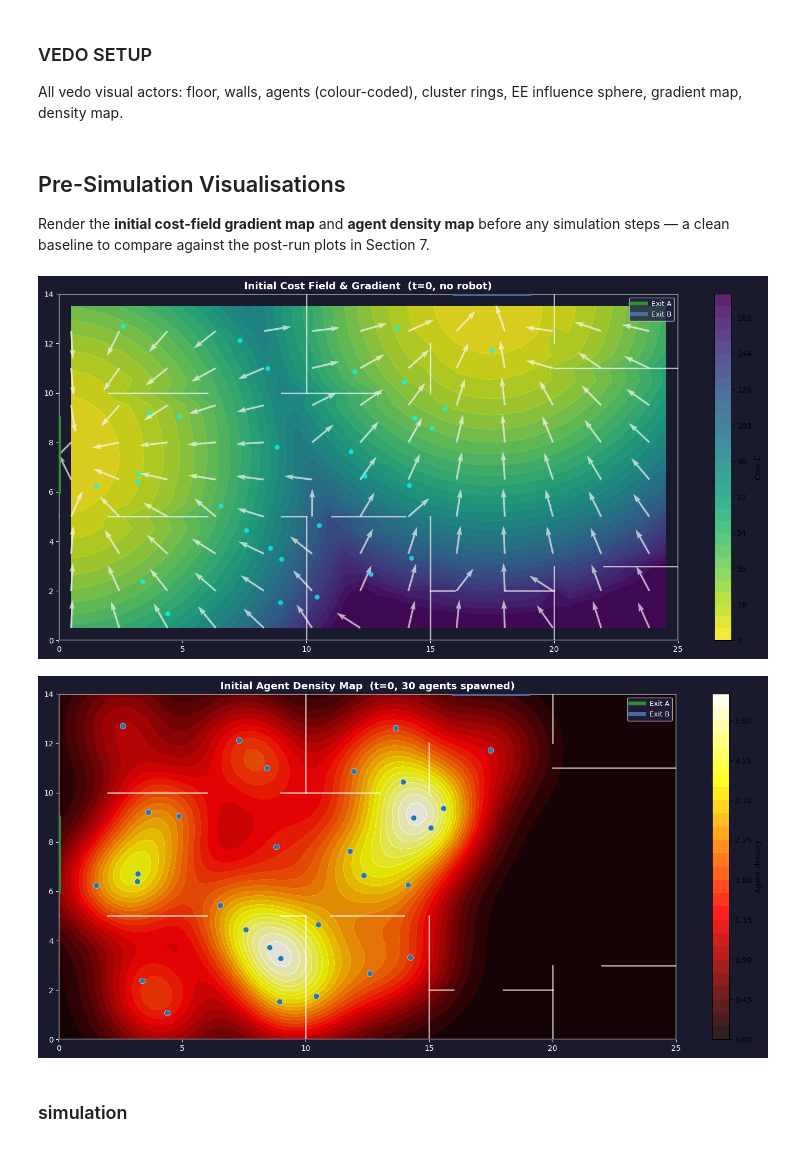
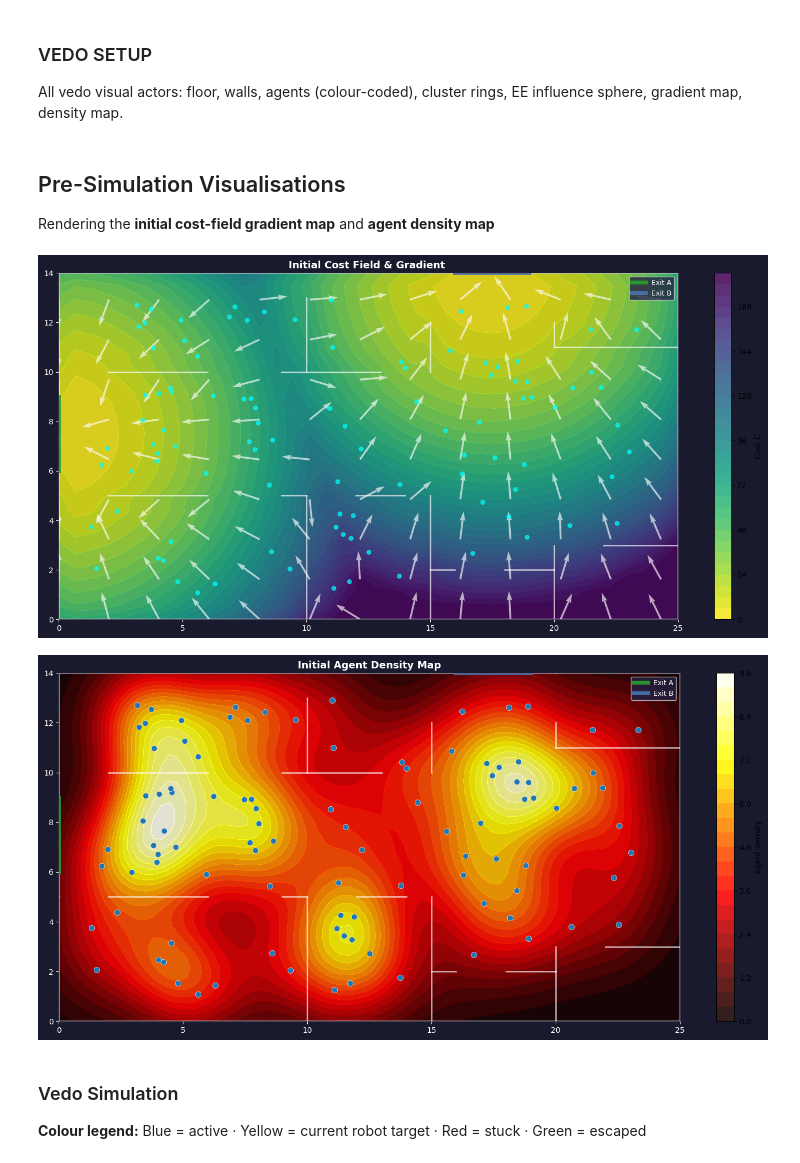
Before and after one commit to SamuelMorries2002/cse5280-robot-arm-sboddepalli2023, a Jupyter notebook: CSE5280_RobotArm.ipynb, the cells around one changed output. Cells and saved outputs as stored; diff of their text form; code cells hidden in the pictures.

```diff
--- a/CSE5280_RobotArm.ipynb
+++ b/CSE5280_RobotArm.ipynb
@@ -170,10 +68,10 @@ WALL_SEGS = [
     ((0,14),(10,14)),((10,14),(15,14)),((15,14),(16,14)),
     ((19,14),(20,14)),((20,14),(25,14)),
     ((25,0),(25,3)),((25,3),(25,11)),((25,11),(25,14)),
-    ((10,0),(10,5)),((10,10),(10,14)),
+    ((10,0),(10,5)),((10,10),(10,13)),
     ((15,0),(15,2)),((15,2),(15,5)),((15,10),(15,12)),
-    ((20,0),(20,2)),((20,2),(20,3)),((20,12),(20,14)),
-    ((2,5),(6,5)),((9,5),(10,5)),((11,5),(14,5)),
+    ((20,0),(20,2)),((20,2),(20,3)),((20,11),(20,12)),
+    ((2,5),(6,5)),((9,5),(10,5)),((12,5),(14,5)),
     ((2,10),(6,10)),((9,10),(13,10)),
     ((15,2),(16,2)),((18,2),(20,2)),
     ((22,3),(25,3)),((20,11),(25,11)),
@@ -181,7 +79,7 @@ WALL_SEGS = [
 
 # ── Simulation parameters ────────────────────────────────────────────────
 CFG = dict(
-    n_agents=30,        # number of evacuating agents
+    n_agents=100,        # number of evacuating agents
     lr=0.055,           # gradient descent learning rate α
     max_step=0.20,      # velocity clamp v_max
     momentum=0.30,      # momentum coefficient μ
@@ -812,7 +758,7 @@ def init_sim():
     rng = np.random.default_rng(CFG['seed']); N = CFG['n_agents']
     pos = []; attempts = 0
     while len(pos) < N and attempts < 20000:
-        x = rng.uniform(1., 18.); y = rng.uniform(1., 13.)
+        x = rng.uniform(1., 24); y = rng.uniform(1., 13.)
         p = np.array([x, y])
         if all(dist_seg(p,np.array([x1,y1],float),np.array([x2,y2],float)) > AGENT_R
                for (x1,y1),(x2,y2) in WALL_SEGS):
@@ -849,9 +795,7 @@ def step_sim(pos, vel, esc, rng, ee_3d):
 # %% [markdown]
 ## Pre-Simulation Visualisations
 
-Render the **initial cost-field gradient map** and **agent density map**
-before any simulation steps — a clean baseline to compare against
-the post-run plots in Section 7.
+Rendering the **initial cost-field gradient map** and **agent density map**
 # %%
 # Pre-simulation static visualisations
 # Run AFTER all setup cells but BEFORE cell_main.
@@ -863,8 +807,8 @@ import numpy as _np
 pos0, vel0, esc0, _ = init_sim()
 
 # ── 1. Gradient Map ───────────────────────────────────────────────────
-# print('Building initial gradient map...')
-xs_g = _np.linspace(0.5,24.5,38); ys_g = _np.linspace(0.5,13.5,27)
+
+xs_g = _np.linspace(0,25,38); ys_g = _np.linspace(0,14,27)
 XX_g, YY_g = _np.meshgrid(xs_g, ys_g)
 kw_g = dict(tau=CFG['tau'],band=CFG['band'],w_wall=CFG['w_wall'],
             r_rep=CFG['r_rep'],w_rep=0.,r_robot=CFG['r_robot'],w_robot=CFG['w_robot'])
@@ -889,43 +833,46 @@ ax_g.plot([0,0],[6,9],'-',color='#2ca02c',lw=5,alpha=0.9,label='Exit A')
 ax_g.plot([16,19],[14,14],'-',color='#4c72b0',lw=5,alpha=0.9,label='Exit B')
 for p in pos0: ax_g.scatter(p[0],p[1],s=28,c='cyan',alpha=0.70,zorder=5)
 ax_g.set_xlim(0,25); ax_g.set_ylim(0,14); ax_g.set_aspect('equal')
-ax_g.set_title('Initial Cost Field & Gradient  (t=0, no robot)',
+ax_g.set_title('Initial Cost Field & Gradient ',
                color='white',fontweight='bold',fontsize=13)
 ax_g.legend(fontsize=9,facecolor='#222244',labelcolor='white')
 ax_g.tick_params(colors='white')
 for sp in ax_g.spines.values(): sp.set_edgecolor('#555566')
 _plt.tight_layout()
 # _plt.savefig('pre_gradient_map.png',dpi=130,bbox_inches='tight',facecolor=fig_g.get_facecolor())
-_plt.show(); #print('Saved: pre_gradient_map.png')
+_plt.show()
 
 # ── 2. Density Map ────────────────────────────────────────────────────
-# print('Building initial density map...')
+
 xs_d = _np.linspace(0,25,80); ys_d = _np.linspace(0,14,56)
 XX_d, YY_d = _np.meshgrid(xs_d,ys_d); sigma_d = 1.5
 ZZ_d = sum(_np.exp(-((XX_d-p[0])**2+(YY_d-p[1])**2)/(2*sigma_d**2)) for p in pos0)
 fig_d,ax_d = _plt.subplots(figsize=(14,7))
 fig_d.patch.set_facecolor('#1a1a2e'); ax_d.set_facecolor('#1a1a2e')
 cf_d = ax_d.contourf(XX_d,YY_d,ZZ_d,levels=28,cmap='hot',alpha=0.88)
 _plt.colorbar(cf_d,ax=ax_d,label='Agent density',fraction=0.025)
 for (x1,y1),(x2,y2) in WALL_SEGS:
     ax_d.plot([x1,x2],[y1,y2],'w-',lw=1.8,alpha=0.70)
 ax_d.plot([0,0],[6,9],'-',color='#2ca02c',lw=5,alpha=0.9,label='Exit A')
 ax_d.plot([16,19],[14,14],'-',color='#4c72b0',lw=5,alpha=0.9,label='Exit B')
 for p in pos0: ax_d.scatter(p[0],p[1],s=55,c='#1f77b4',edgecolors='white',lw=0.4,zorder=5)
 ax_d.set_xlim(0,25); ax_d.set_ylim(0,14); ax_d.set_aspect('equal')
-ax_d.set_title('Initial Agent Density Map  (t=0, 30 agents spawned)',
+ax_d.set_title('Initial Agent Density Map',
                color='white',fontweight='bold',fontsize=13)
 ax_d.legend(fontsize=9,facecolor='#222244',labelcolor='white')
 ax_d.tick_params(colors='white')
 for sp in ax_d.spines.values(): sp.set_edgecolor('#555566')
 _plt.tight_layout()
 # _plt.savefig('pre_density_map.png',dpi=130,bbox_inches='tight',facecolor=fig_d.get_facecolor())
-_plt.show();
+_plt.show()
 # %% [output]
-[figure, old version]
+[figure, new version]
-[figure, old version]
+[figure, new version]
-# %% [markdown]
-### simulation
+# %% [markdown]
+### Vedo Simulation
+
+
+**Colour legend:** Blue = active · Yellow = current robot target · Red = stuck · Green = escaped
 # %%
 # ── Simulation state ──────────────────────────────────────────────────────────
 pos, vel, esc, rng_sim = init_sim()
```
Also changed, not shown: parts of 15 cells of this notebook, 1 other file.
